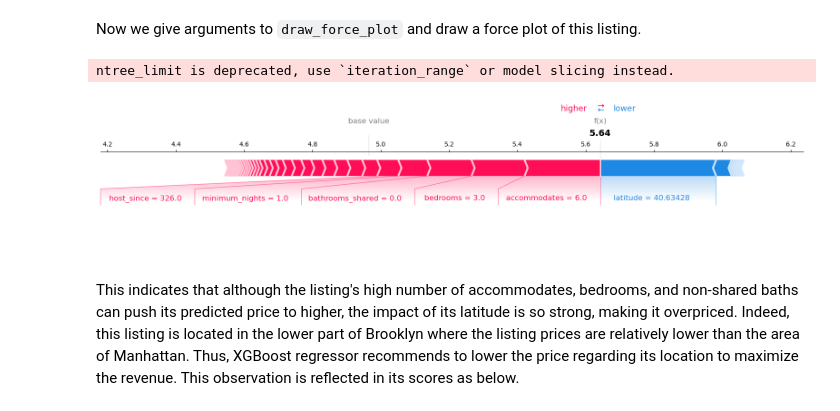
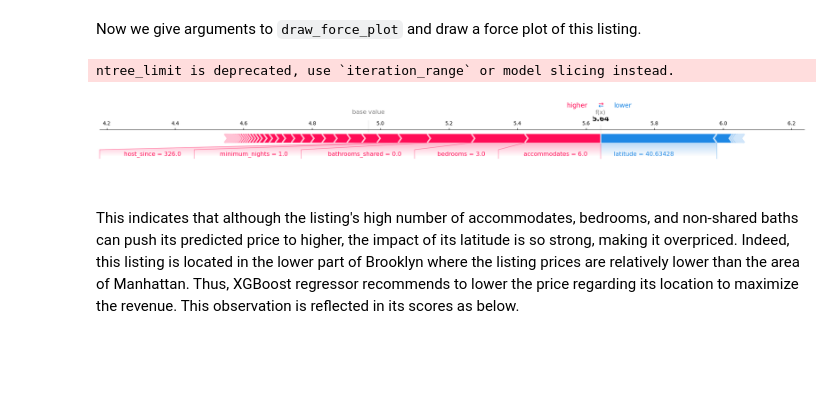
Before and after one commit to harryh5427/AirBnB_Pricing, a Jupyter notebook: 2_Main.ipynb, the cells around one changed output. Cells and saved outputs as stored; diff of their text form; code cells hidden in the pictures; blank space fills up the shorter version.

```diff
--- a/2_Main.ipynb
+++ b/2_Main.ipynb
@@ -488,18 +502,22 @@ def draw_force_plot(explainer, df, idx):
                 shap_values[idx],              # Plots the Shapley values on the force plot
                 features=df.iloc[idx],         # 'features' displays the value that is passed to it on the plot; feature value plotted for easier interpretation
                 feature_names=df.columns,      # 'feature_names' displays the name of the features
-                matplotlib=True)
+                matplotlib=True,
+                show=False)
 # %% [markdown]
 Now we give arguments to `draw_force_plot` and draw a force plot of this listing.
 # %%
 # To compute SHAP values of these examples, drop columns that are not used by XGBoost regressor
 df_unhealthy_examples_input = df_unhealthy_examples.drop(
     columns=['log_price', 'current_price', 'optimal_price', 'RevPAR_current', 'RevPAR_optimal', 'RevPAR_diff'], errors='ignore'
     )
 draw_force_plot(explainer, df_unhealthy_examples_input, idx_example)
+plt.tight_layout()
+plt.savefig('figures/shap_example_1.pdf')
+plt.show()
 # %% [output]
 ntree_limit is deprecated, use `iteration_range` or model slicing instead.
-[figure, old version]
+[figure, new version]
 # %% [markdown]
 This indicates that although the listing's high number of accommodates, bedrooms, and non-shared baths can push its predicted price to higher, the impact of its latitude is so strong, making it overpriced. Indeed, this listing is located in the lower part of Brooklyn where the listing prices are relatively lower than the area of Manhattan. Thus, XGBoost regressor recommends to lower the price regarding its location to maximize the revenue. This observation is reflected in its scores as below.
 # %%
```
Also changed, not shown: parts of 18 cells of this notebook, 15 other files.
